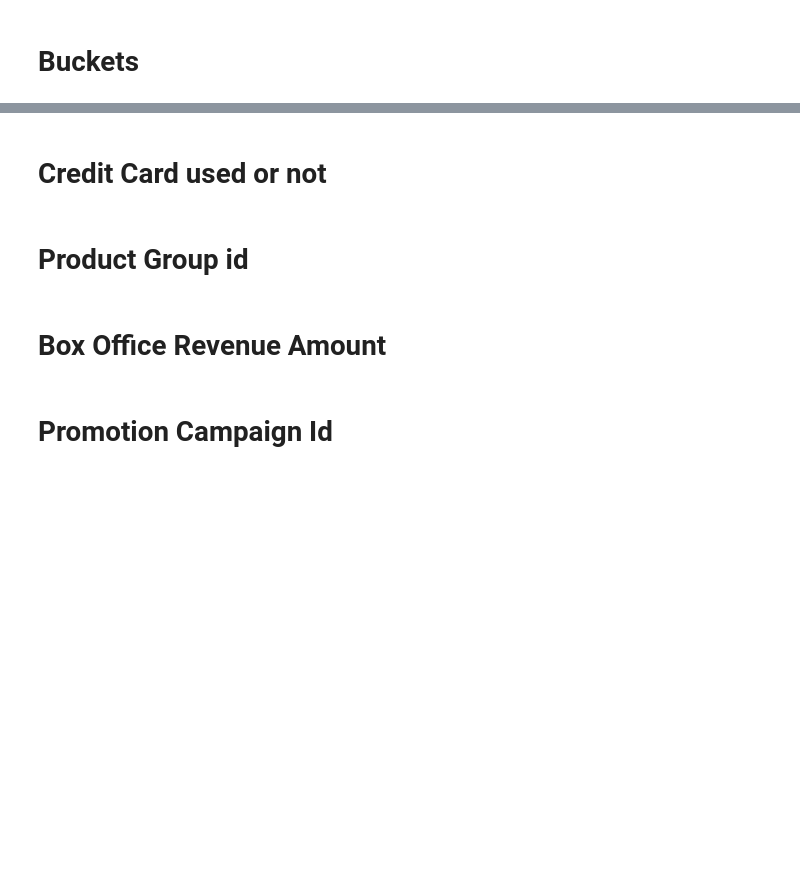
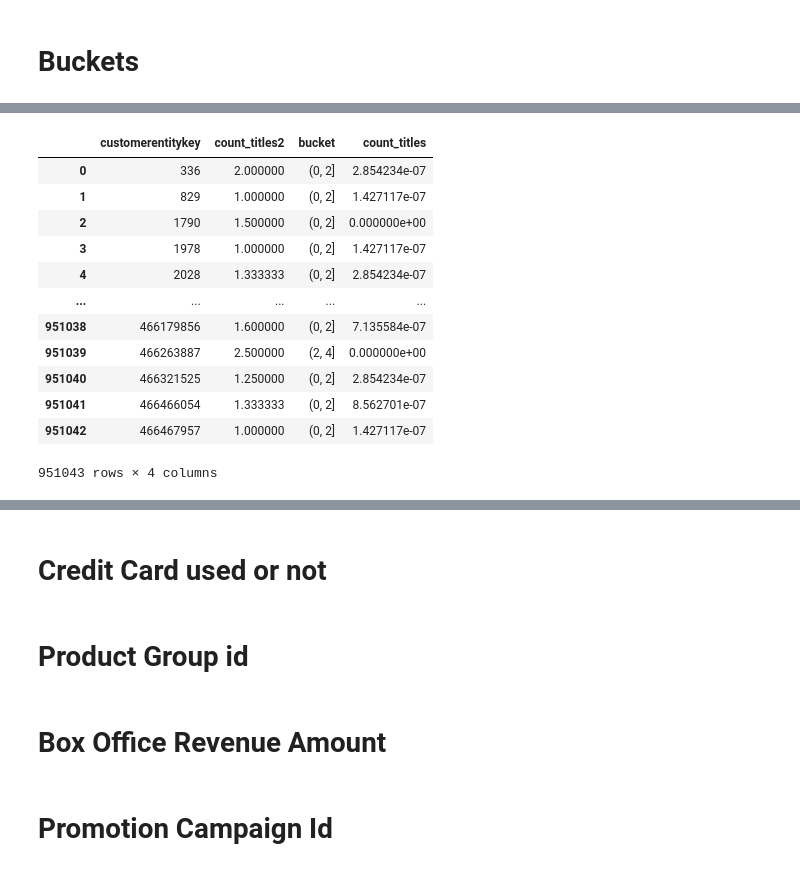
Before and after one commit to saurabhmathco/redbox_promosensitivity, a Jupyter notebook: Redbox_open.ipynb, the cells around one changed output, grey strips where cells are left out. Drawn from its saved outputs; the diff is of its cells as text; code cells hidden in the pictures; blank space fills up the shorter version.

```diff
--- a/Redbox_open.ipynb
+++ b/Redbox_open.ipynb
@@ -814,0 +983,4 @@ plt.bar(count_flag_df["flag_redeemers"],count_flag_df["count_flags"])
+# %%
+titles_date=trans_df.groupby(["new_date_column","customerentitykey"]).title_id.count()
+titles_date_df=titles_date.to_frame(name="count_titles").reset_index()
+titles_date_df
@@ -814,0 +1001,4 @@ plt.bar(count_flag_df["flag_redeemers"],count_flag_df["count_flags"])
+# %%
+customer_redemption=trans_df.groupby(["customerentitykey"]).redemption_rate.sum()
+customer_redemption_df=customer_redemption.to_frame(name="count_titles").reset_index()
+customer_redemption_df
@@ -814,0 +1019,5 @@ plt.bar(count_flag_df["flag_redeemers"],count_flag_df["count_flags"])
+# %%
+titles_date=titles_date_df.groupby(["customerentitykey"]).count_titles.mean()
+titles_date_df=titles_date.to_frame(name="count_titles2").reset_index()
+titles_date_df
+# titles_date_df["count_titles2"][titles_date_df["customerentitykey"]==6696]
@@ -814,0 +1042,4 @@ plt.bar(count_flag_df["flag_redeemers"],count_flag_df["count_flags"])
+# %%
+bins = np.arange(0,19,2)
+titles_date_df["bucket"] = pd.cut(titles_date_df.count_titles2, bins)
+titles_date_df
@@ -814,0 +1060,17 @@ plt.bar(count_flag_df["flag_redeemers"],count_flag_df["count_flags"])
+# %%
+df10 = pd.merge(titles_date_df,customer_redemption_df, on='customerentitykey', how='inner')
+df10
+# %% [output]
+|  | customerentitykey | count_titles2 | bucket | count_titles |
+| 0 | 336 | 2.000000 | (0, 2] | 2.854234e-07 |
+| 1 | 829 | 1.000000 | (0, 2] | 1.427117e-07 |
+| 2 | 1790 | 1.500000 | (0, 2] | 0.000000e+00 |
+| 3 | 1978 | 1.000000 | (0, 2] | 1.427117e-07 |
+| 4 | 2028 | 1.333333 | (0, 2] | 2.854234e-07 |
+| ... | ... | ... | ... | ... |
+| 951038 | 466179856 | 1.600000 | (0, 2] | 7.135584e-07 |
+| 951039 | 466263887 | 2.500000 | (2, 4] | 0.000000e+00 |
+| 951040 | 466321525 | 1.250000 | (0, 2] | 2.854234e-07 |
+| 951041 | 466466054 | 1.333333 | (0, 2] | 8.562701e-07 |
+| 951042 | 466467957 | 1.000000 | (0, 2] | 1.427117e-07 |
+951043 rows × 4 columns
```
Also changed, not shown: parts of 154 cells of this notebook.
